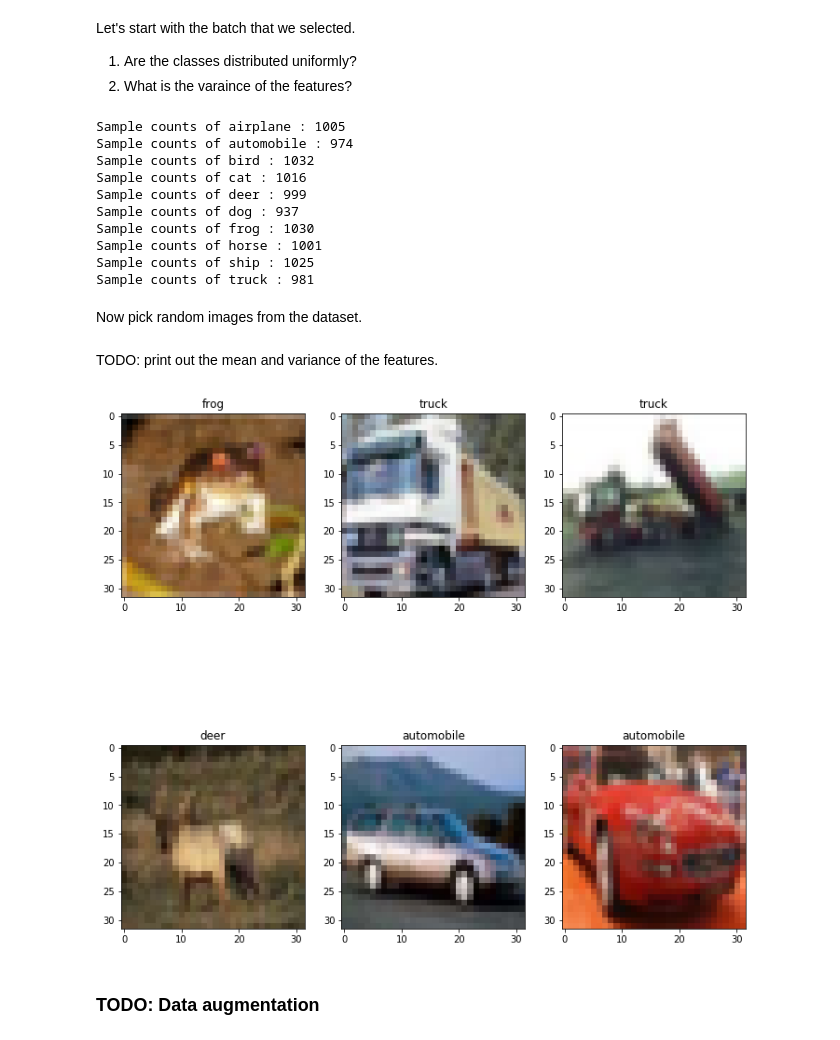
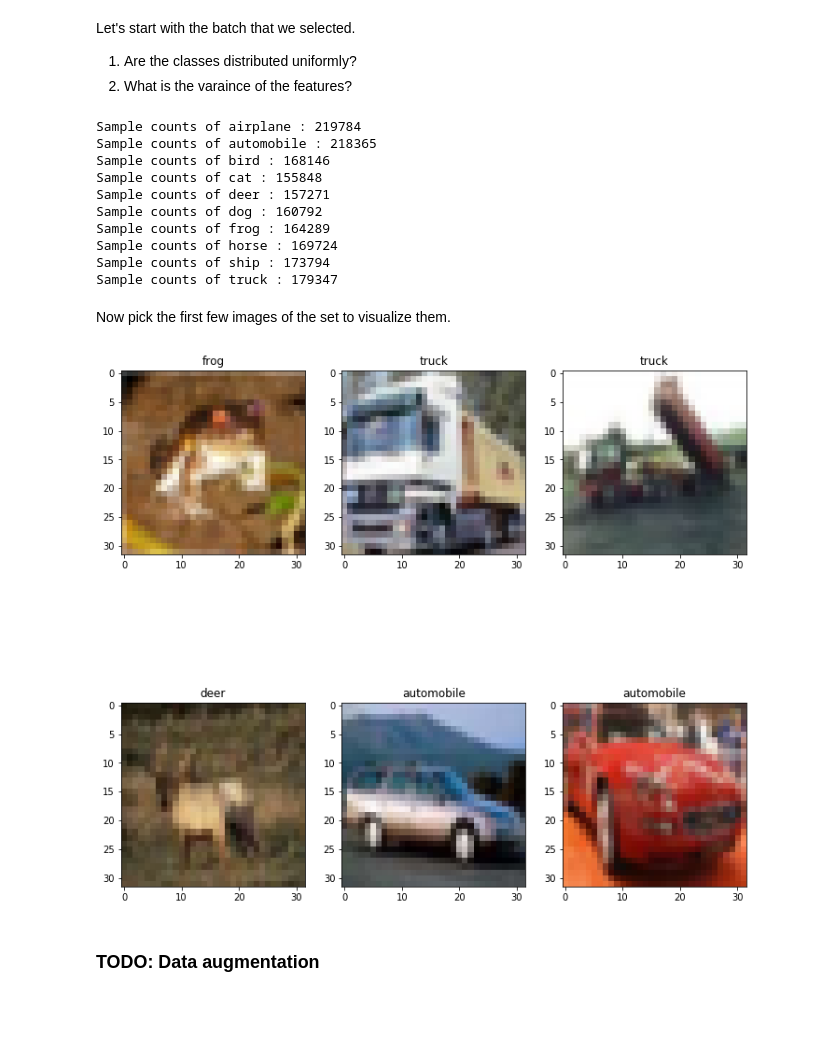
Before and after one commit to alexxromero/CS273-project, a Jupyter notebook: Untitled.ipynb, the cells around one changed output. Saved outputs shown, nothing was run; the diff lists cells and outputs as text; code cells hidden in the pictures; blank space fills up the shorter version.

```diff
--- a/Untitled.ipynb
+++ b/Untitled.ipynb
@@ -9,10 +11,16 @@ import pickle
 # %% [markdown]
 load the data
 # %%
-def load_batch(batch_no):
-    cifar10_dit = "./cifar-10-batches-py/"
-    batch_file = cifar10_dit+"data_batch_"+str(batch_no)
+def train_batch(batch_no):
+    cifar10_dir = "./cifar-10-batches-py/"
+    batch_file = cifar10_dir+"data_batch_"+str(batch_no)
     with open(batch_file, 'rb') as fo:
         batch = pickle.load(fo, encoding='bytes')
 
     return batch
+
+def test_batch():
+    batch_file = "./cifar-10-batches-py/test_batch"
+    with open(batch_file, 'rb') as fo:
+        batch = pickle.load(fo, encoding='bytes')
+    return batch
@@ -49,6 +67,6 @@ The batch data has shape (10000, 3072), corresponding to 10000 RGB images of siz
 
 Let's reshape them.
 # %%
-images = features.reshape(( np.shape(features)[0], 3, 32, 32 )).transpose(0, 2, 3, 1)
-print(np.shape(images))
+x_train = x_train.reshape(( np.shape(x_train)[0], 3, 32, 32 )).transpose(0, 2, 3, 1)
+print(np.shape(x_train))
 # %% [output]
@@ -76,46 +99,44 @@ Let's start with the batch that we selected.
 # Number of samples per class:
 classes = class_names()
 for i, c in enumerate(classes):
-    print('Sample counts of {} :'.format(c), len(labels[labels==i]))
+    print('Sample counts of {} :'.format(c), len(x_train[x_train==i]))
 # %% [output]
-Sample counts of airplane : 1005
-Sample counts of automobile : 974
-Sample counts of bird : 1032
-Sample counts of cat : 1016
-Sample counts of deer : 999
-Sample counts of dog : 937
-Sample counts of frog : 1030
-Sample counts of horse : 1001
-Sample counts of ship : 1025
-Sample counts of truck : 981
+Sample counts of airplane : 219784
+Sample counts of automobile : 218365
+Sample counts of bird : 168146
+Sample counts of cat : 155848
+Sample counts of deer : 157271
+Sample counts of dog : 160792
+Sample counts of frog : 164289
+Sample counts of horse : 169724
+Sample counts of ship : 173794
+Sample counts of truck : 179347
-# %% [markdown]
-Now pick random images from the dataset.
-# %% [markdown]
-TODO: print out the mean and variance of the features.
+# %% [markdown]
+Now pick the first few images of the set to visualize them.
 # %%
 fig, axs = plt.subplots(2, 3, figsize=(12, 12))
 
-axs[0][0].imshow(images[0])
-axs[0][0].set_title(str(classes[labels[0]]))
+axs[0][0].imshow(x_train[0])
+axs[0][0].set_title(str(classes[y_train[0]]))
 
-axs[0][1].imshow(images[1])
-axs[0][1].set_title(str(classes[labels[1]]))
+axs[0][1].imshow(x_train[1])
+axs[0][1].set_title(str(classes[y_train[1]]))
 
-axs[0][2].imshow(images[2])
-axs[0][2].set_title(str(classes[labels[2]]))
+axs[0][2].imshow(x_train[2])
+axs[0][2].set_title(str(classes[y_train[2]]))
 
-axs[1][0].imshow(images[3])
-axs[1][0].set_title(str(classes[labels[3]]))
+axs[1][0].imshow(x_train[3])
+axs[1][0].set_title(str(classes[y_train[3]]))
 
-axs[1][1].imshow(images[4])
-axs[1][1].set_title(str(classes[labels[4]]))
+axs[1][1].imshow(x_train[4])
+axs[1][1].set_title(str(classes[y_train[4]]))
 
-axs[1][2].imshow(images[5])
-axs[1][2].set_title(str(classes[labels[5]]))
+axs[1][2].imshow(x_train[5])
+axs[1][2].set_title(str(classes[y_train[5]]))
 
 plt.show()
 # %% [output]
-[figure, old version]
+[figure, new version]
 # %% [markdown]
 ### TODO: Data augmentation
 # %% [markdown]
```
Also changed, not shown: parts of 15 cells of this notebook.
